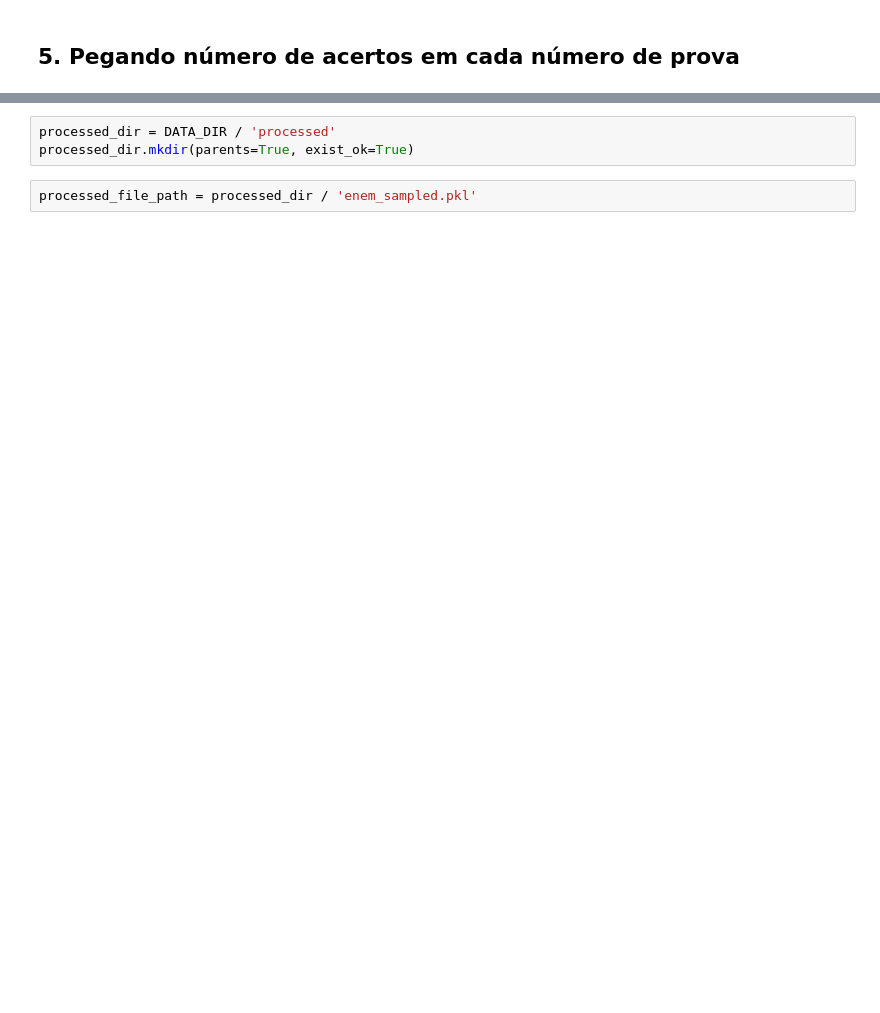
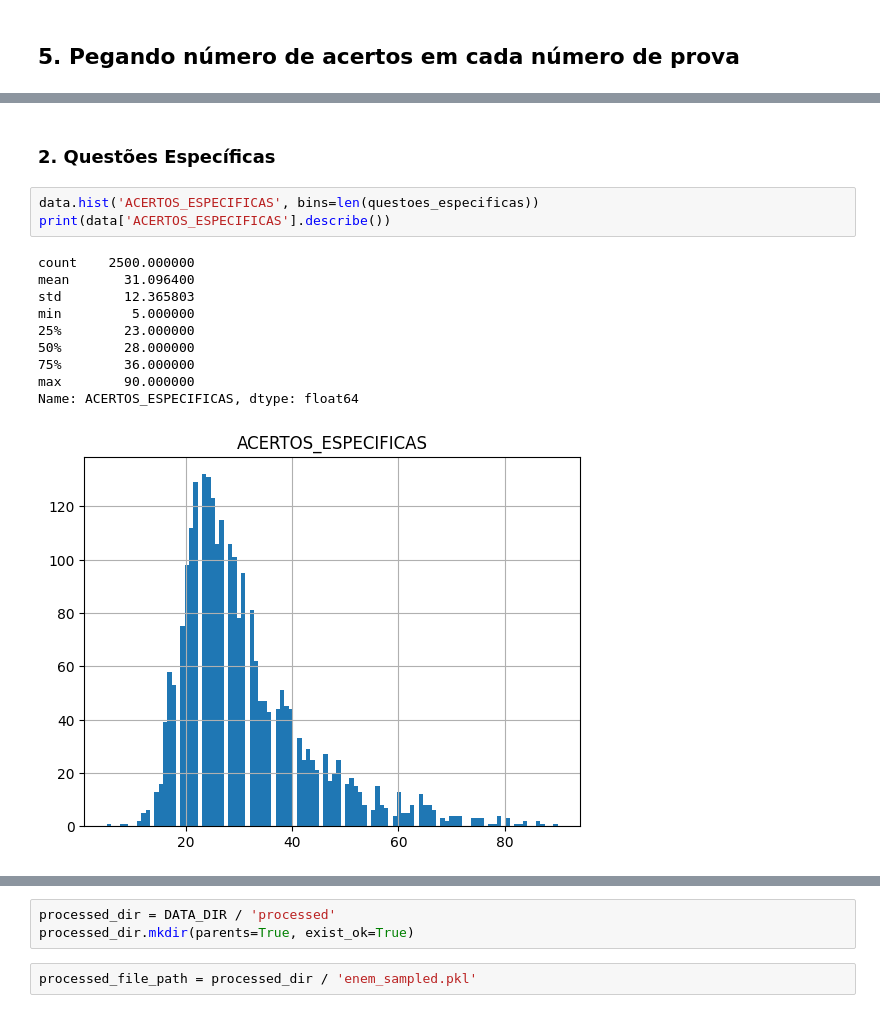
Before and after one commit to gabrielonishi/ENEMSocialNetworkAnalysis, a Jupyter notebook: 1 - Leitura de Dados.ipynb, the cells around one changed output, grey strips where cells are left out. Cells and saved outputs as stored; diff of their text form; blank space fills up the shorter version.

```diff
--- a/1 - Leitura de Dados.ipynb
+++ b/1 - Leitura de Dados.ipynb
@@ -411,0 +427,16 @@ sampled_data.head(10)
+# %% [markdown]
+### 2. Questões Específicas
+# %%
+data.hist('ACERTOS_ESPECIFICAS', bins=len(questoes_especificas))
+print(data['ACERTOS_ESPECIFICAS'].describe())
+# %% [output]
+count    2500.000000
+mean       31.096400
+std        12.365803
+min         5.000000
+25%        23.000000
+50%        28.000000
+75%        36.000000
+max        90.000000
+Name: ACERTOS_ESPECIFICAS, dtype: float64
+[figure, added]
```
Also changed, not shown: parts of 58 cells of this notebook, 8 other files.
